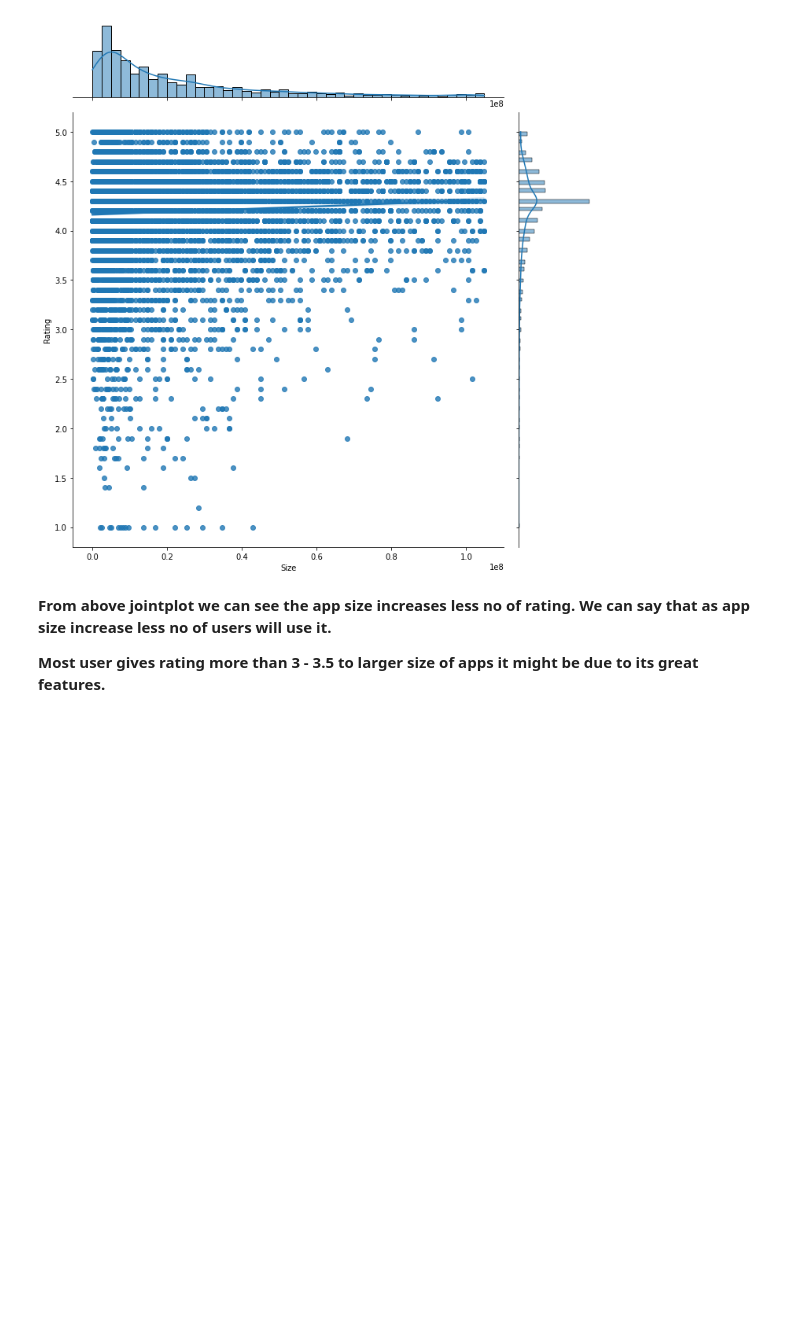
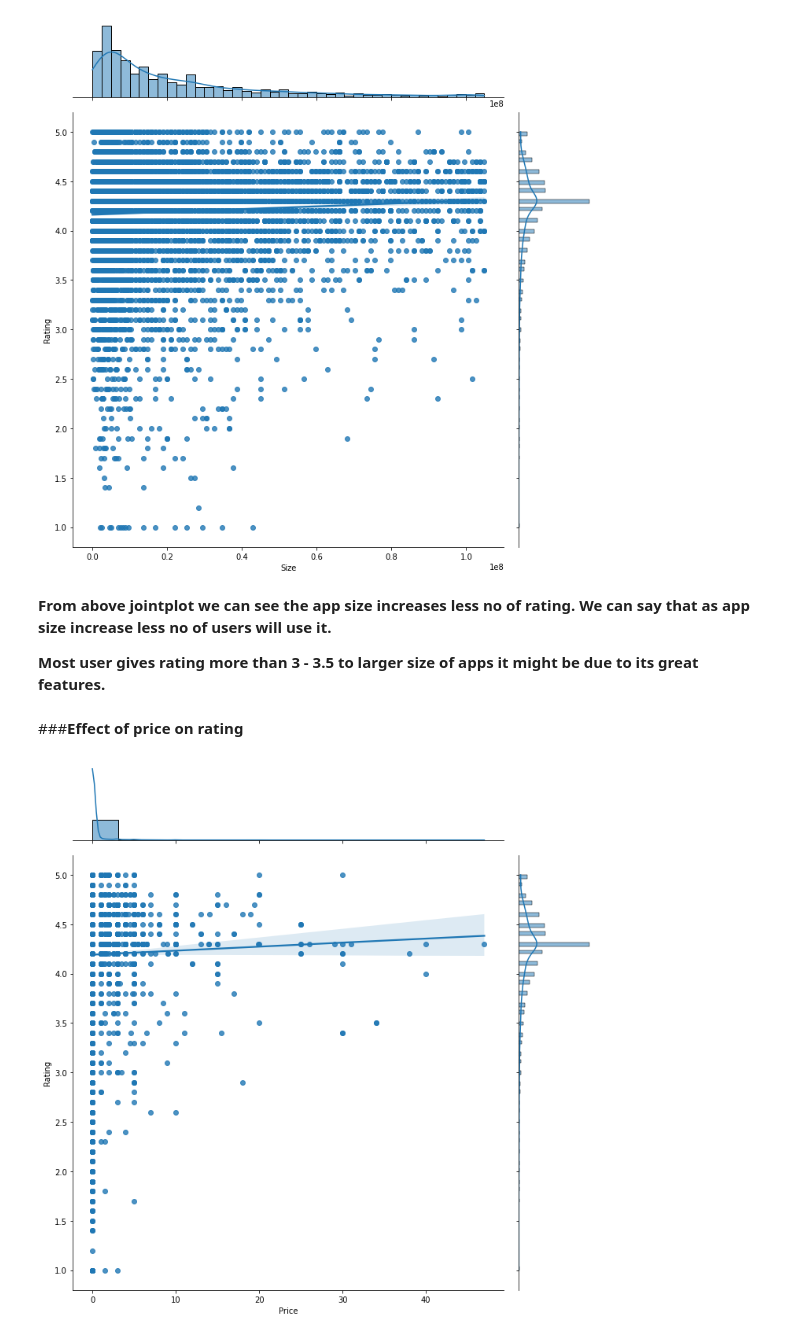
Before and after one commit to anshuldeoli/EDA_Project_Team_Notebook, a Jupyter notebook: EDA_Project_Team_Notebook_Capstone_Project.ipynb, the cells around one changed output. Saved outputs shown, nothing was run; the diff lists cells and outputs as text; code cells hidden in the pictures; blank space fills up the shorter version.

```diff
--- a/EDA_Project_Team_Notebook_Capstone_Project.ipynb
+++ b/EDA_Project_Team_Notebook_Capstone_Project.ipynb
@@ -517,3 +517,11 @@ plt.show()
 **We can say that as app size increase less no of users will use it.**
 
 **Most user gives rating more than 3 - 3.5 to larger size of apps it might be due to its great features.**
+# %% [markdown]
+###**Effect of price on rating**
+# %%
+# Visualize the relation between 'Price' and 'Rating'.
+sns.jointplot(x = df['Price'], y = df['Rating'], height=10, kind ='reg')
+plt.show()
+# %% [output]
+[figure, added]
```
Also changed, not shown: parts of 8 cells of this notebook.
